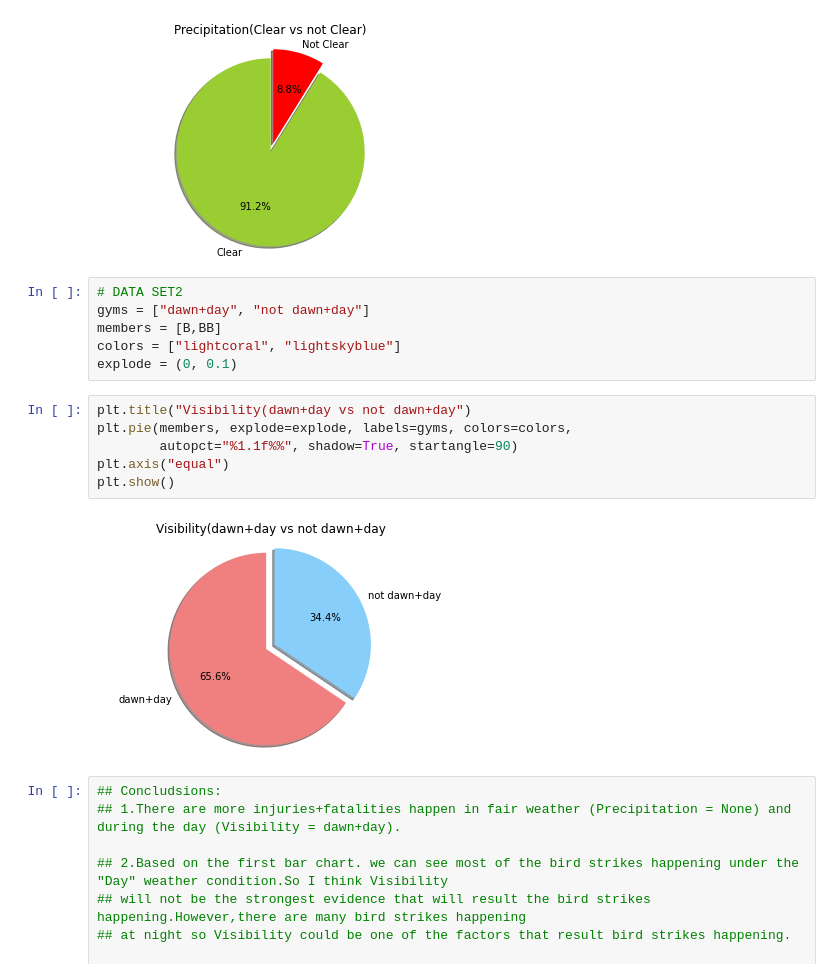
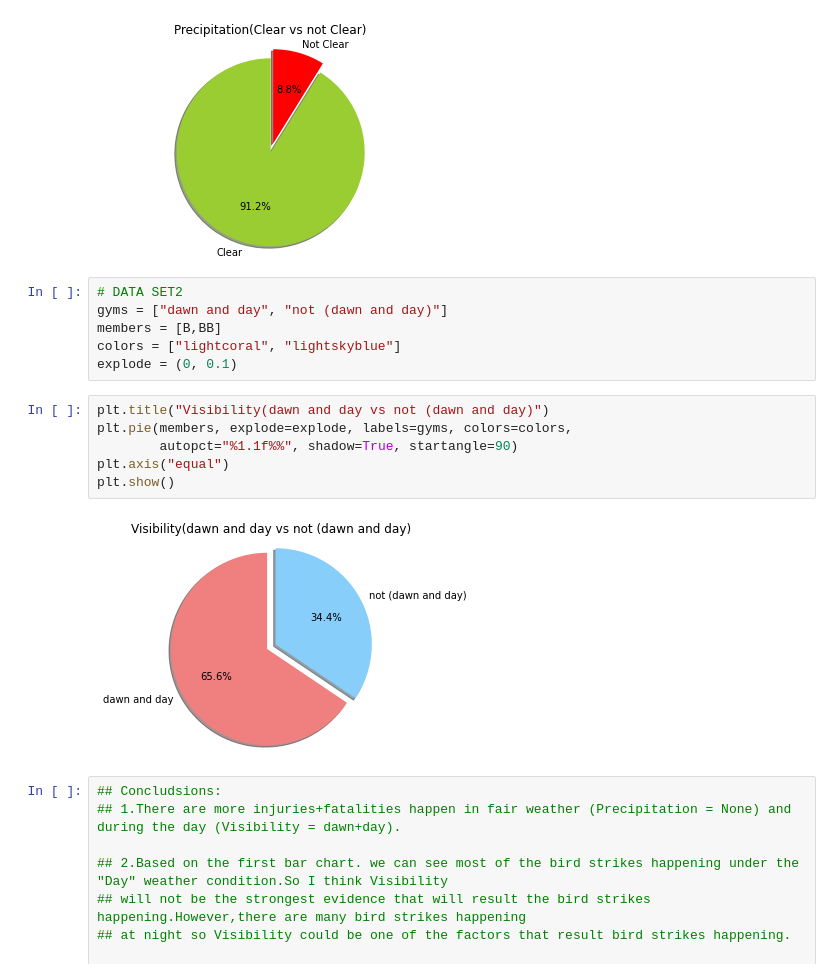
Before and after one commit to kplam624/Birds-Plane-Incident-Analysis, a Jupyter notebook: Birds vs. Planes.ipynb, the cells around one changed output. Drawn from its saved outputs; the diff is of its cells as text.

```diff
--- a/Birds vs. Planes.ipynb
+++ b/Birds vs. Planes.ipynb
@@ -225,18 +207,18 @@ plt.show()
 [figure]
 # %%
 # DATA SET2
-gyms = ["dawn+day", "not dawn+day"]
+gyms = ["dawn and day", "not (dawn and day)"]
 members = [B,BB]
 colors = ["lightcoral", "lightskyblue"]
 explode = (0, 0.1)
 # %%
-plt.title("Visibility(dawn+day vs not dawn+day")
+plt.title("Visibility(dawn and day vs not (dawn and day)")
 plt.pie(members, explode=explode, labels=gyms, colors=colors,
         autopct="%1.1f%%", shadow=True, startangle=90)
 plt.axis("equal")
 plt.show()
 # %% [output]
-[figure, old version]
+[figure, new version]
 # %%
 ## Concludsions:
 ## 1.There are more injuries+fatalities happen in fair weather (Precipitation = None) and during the day (Visibility = dawn+day).
```
Also changed, not shown: parts of 4 cells of this notebook, 1 other file.
